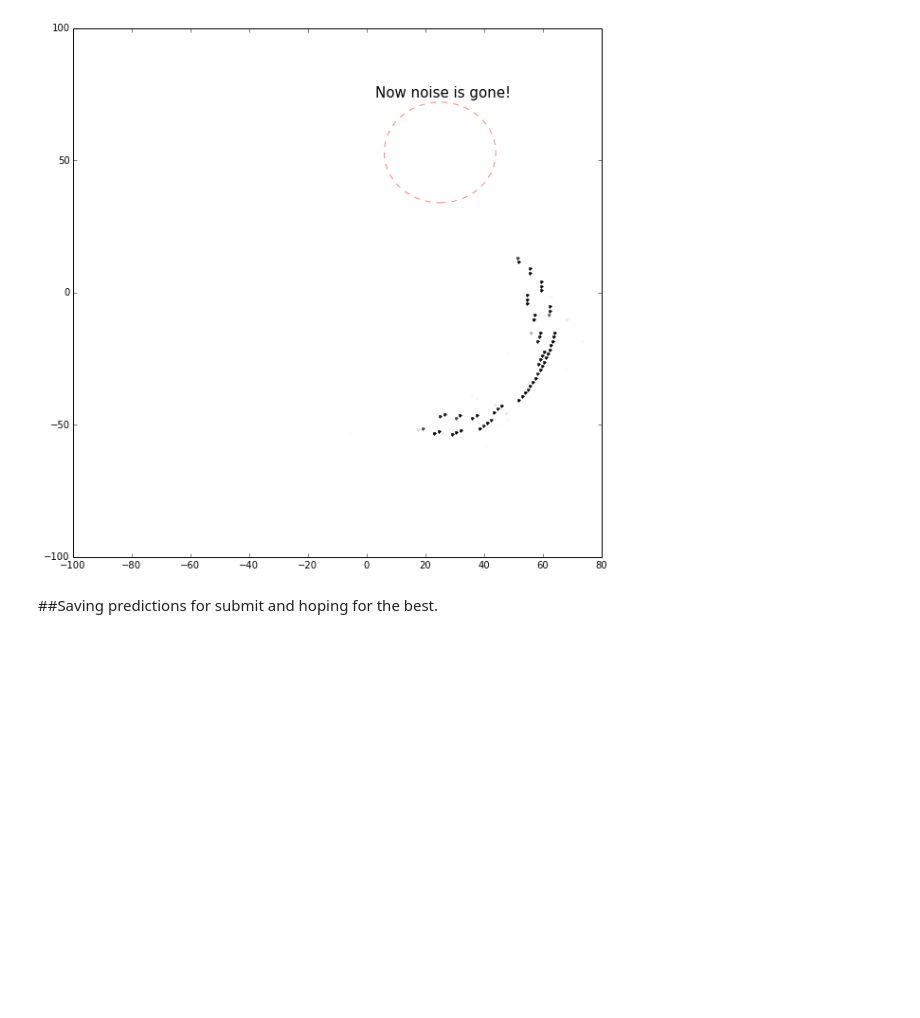
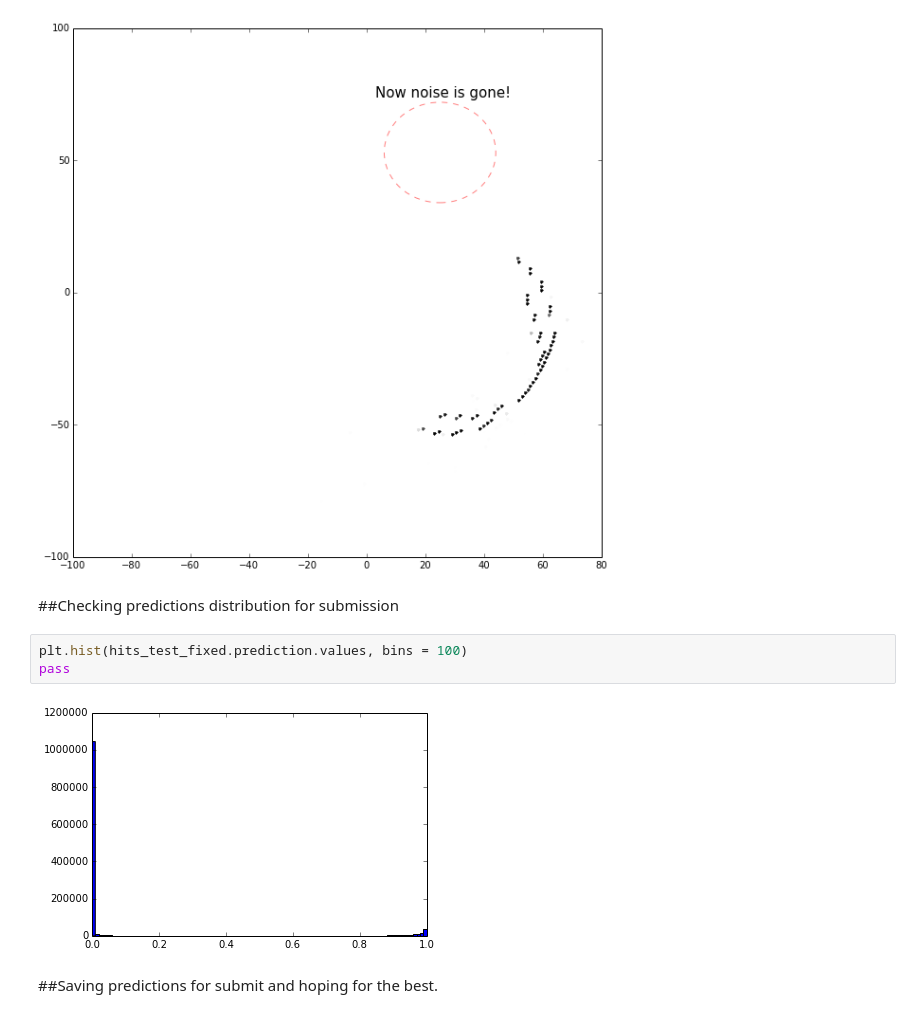
Before and after one commit to ivannz/mlhep_comet_team307, a Jupyter notebook: MLHEP-COMET.ipynb, the cells around one changed output. Cells and saved outputs as stored; diff of their text form; blank space fills up the shorter version.

```diff
--- a/MLHEP-COMET.ipynb
+++ b/MLHEP-COMET.ipynb
@@ -177,6 +177,13 @@ ax.text(3, 74, r'Now noise is gone!', fontsize=15)
 # %% [output]
 <matplotlib.text.Text at 0x...>
 [figure]
+# %% [markdown]
+##Checking predictions distribution for submission
+# %%
+plt.hist(hits_test_fixed.prediction.values, bins = 100)
+pass
+# %% [output]
+[figure, added]
 # %% [markdown]
 ##Saving predictions for submit and hoping for the best.
 # %%
```
Also changed, not shown: parts of 1 cell of this notebook.
